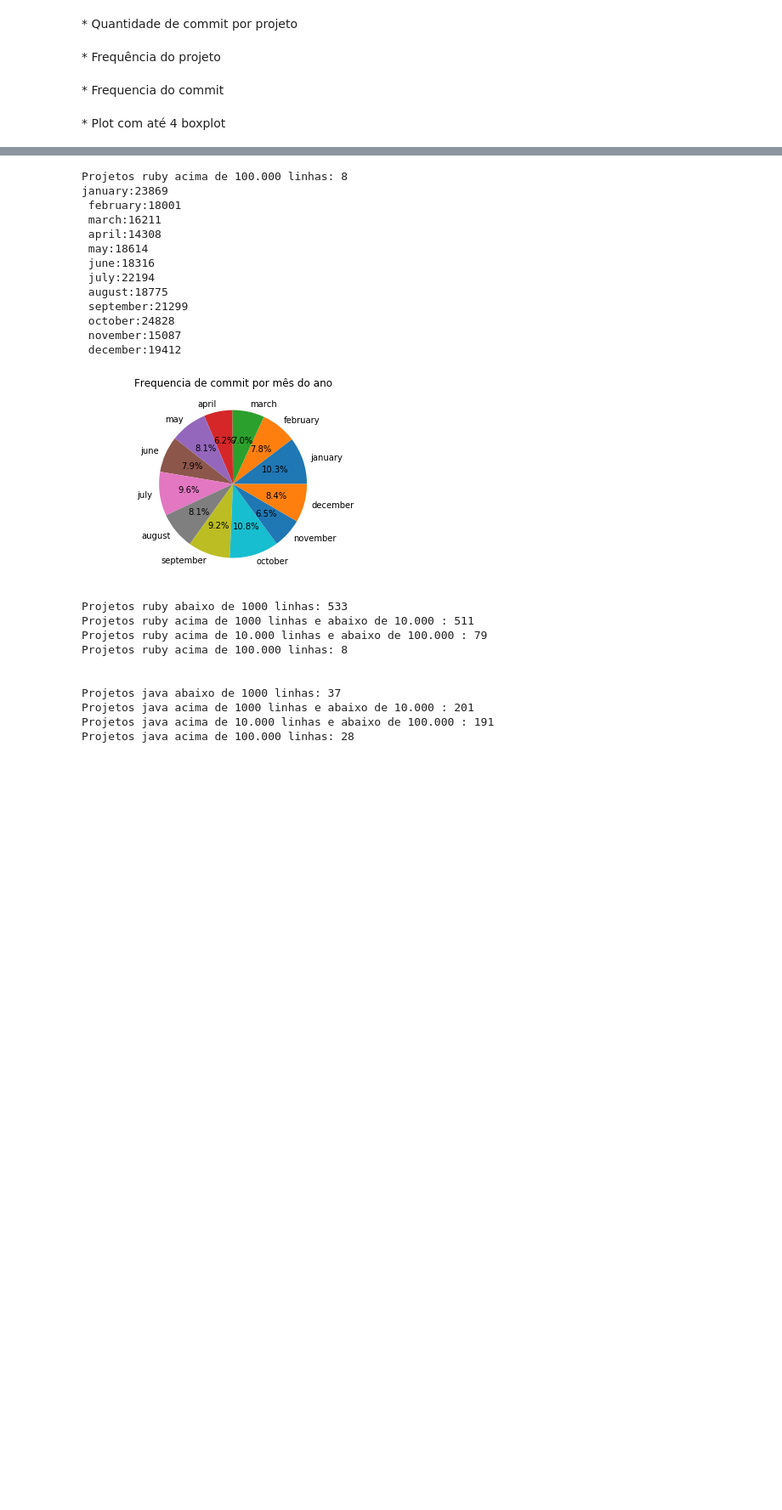
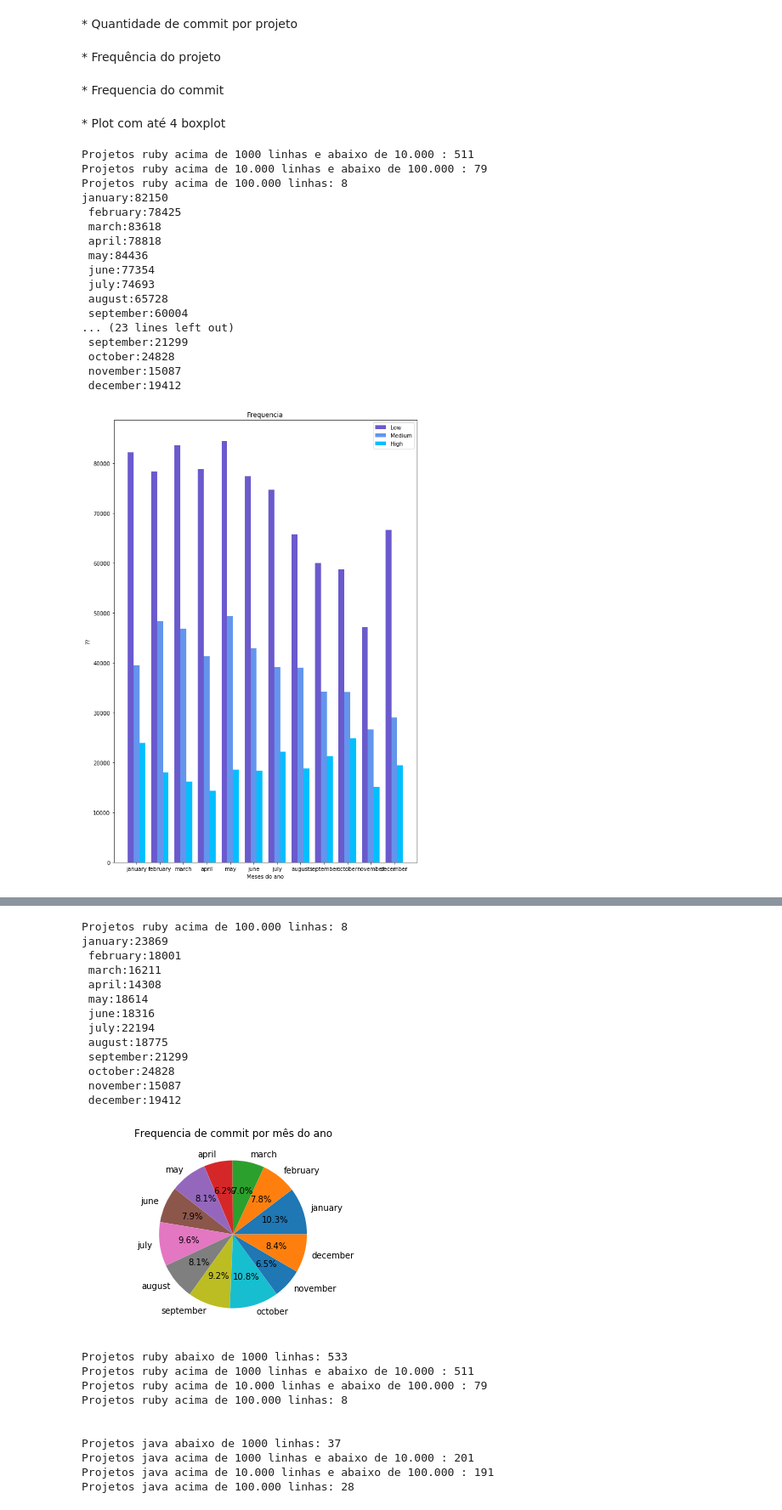
Before and after one commit to wagnernegrao/ci-analysis, a Jupyter notebook: ci_analysis.ipynb, the cells around one changed output, grey strips where cells are left out. Shown at 85% size. Cells and saved outputs as stored; diff of their text form; code cells hidden in the pictures; blank space fills up the shorter version.

Commit message:
function plot_bar

```diff
--- a/ci_analysis.ipynb
+++ b/ci_analysis.ipynb
@@ -269,7 +269,37 @@ def month_frequency(dataframe): #year
             december.append(month)
 
     print("january:{} \n february:{} \n march:{} \n april:{} \n may:{} \n june:{} \n july:{} \n august:{} \n september:{} \n october:{} \n november:{} \n december:{} ".format(len(january), len(february), len(march), len(april), len(may), len(june), len(july), len(august), len(september), len(october), len(november), len(december)))
-    return(january, february, march, april, may, june, july, august, september, october, november, december)
+    return([january, february, march, april, may, june, july, august, september, october, november, december])
+# %%
+def plot_bar(low, medium, high):
+
+    month_low = [len(low[0]),len(low[1]),len(low[2]),len(low[3]),len(low[4]),len(low[5]),len(low[6]),len(low[7]),len(low[8]),len(low[9]),len(low[10]),len(low[11])]
+
+    month_medium = [len(medium[0]),len(medium[1]),len(medium[2]),len(medium[3]),len(medium[4]),len(medium[5]),len(medium[6]),len(medium[7]),len(medium[8]),len(medium[9]),len(medium[10]),len(medium[11])]
+
+    month_high = [len(high[0]),len(high[1]),len(high[2]),len(high[3]),len(high[4]),len(high[5]),len(high[6]),len(high[7]),len(high[8]),len(high[9]),len(high[10]),len(high[11])]
+
+    barWidth = 0.25
+
+    plt.figure(figsize=(17,7))
+
+    r1 = np.arange(len(month_low))
+    r2 = [x + barWidth for x in r1]
+    r3 = [x + barWidth for x in r2]
+    labels_list = ["january", "february", "march", "april", "may", "june", "july", "august", "september", "october", "november", "december"]
+
+    plt.bar(r1, month_low, color='#6A5ACD', width=barWidth, label='Low')
+    plt.bar(r2, month_medium, color='#6495ED', width=barWidth, label='Medium')
+    plt.bar(r3, month_high, color='#00BFFF', width=barWidth, label='High')
+
+    plt.xlabel('Meses do ano')
+    plt.xticks([r + barWidth for r in  range(len(month_low))], labels_list)
+    plt.ylabel('??')
+    plt.title('Frequencia')
+
+
+    plt.legend()
+    plt.show()
 # %%
 def plot_graphic_weekday(monday, tuesday, wednesday, thursday, friday, saturday, sunday): #year
 
@@ -292,3 +322,32 @@ def plot_graphic_month(january, february, march, april, may, june, july, august,
     plt.pie(x_list, labels = labels_list, autopct='%1.1f%%')
     plt.title("Frequencia de commit por mês do ano")
     plt.show()
+# %%
+dataframe_l = size_project('ruby', 2)
+dataframe_m = size_project('ruby', 3)
+dataframe_h = size_project('ruby', 4)
+
+month_low = month_frequency(dataframe_l)
+month_medium = month_frequency(dataframe_m)
+month_high = month_frequency(dataframe_h)
+
+plot_bar(month_low, month_medium, month_high)
+# %% [output]
+Projetos ruby acima de 1000 linhas e abaixo de 10.000 : 511
+Projetos ruby acima de 10.000 linhas e abaixo de 100.000 : 79
+Projetos ruby acima de 100.000 linhas: 8
+january:82150
+ february:78425
+ march:83618
+ april:78818
+ may:84436
+ june:77354
+ july:74693
+ august:65728
+ september:60004
+... (23 lines left out)
+ september:21299
+ october:24828
+ november:15087
+ december:19412
+[figure, added]
```
Also changed, not shown: parts of 1 cell of this notebook.
